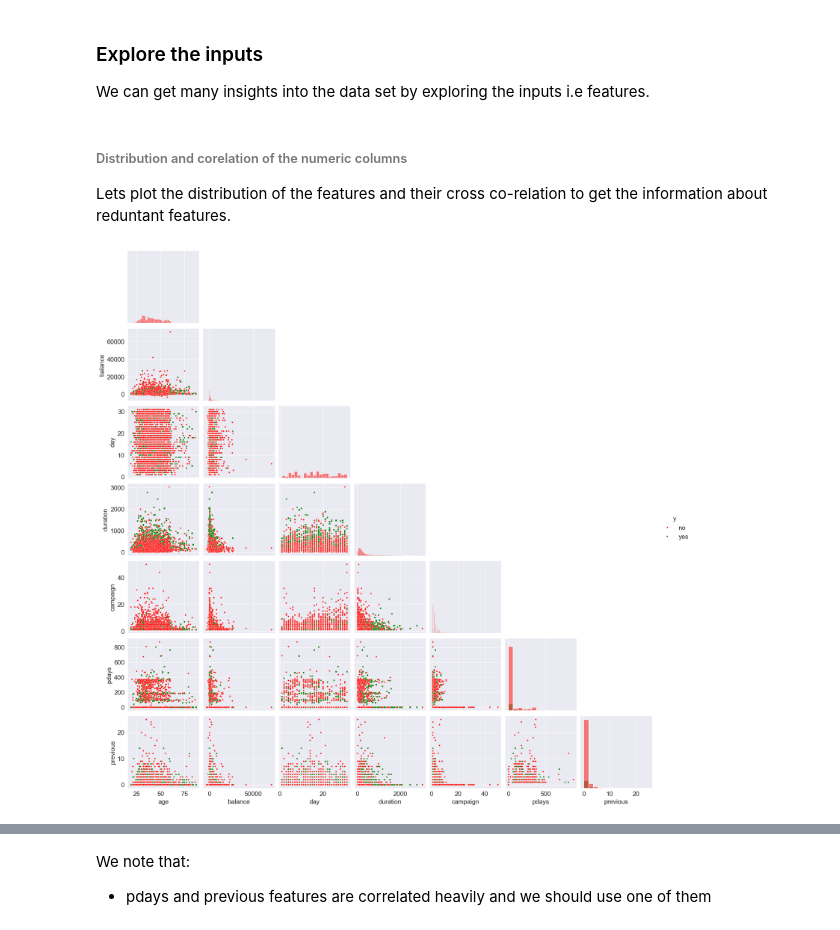
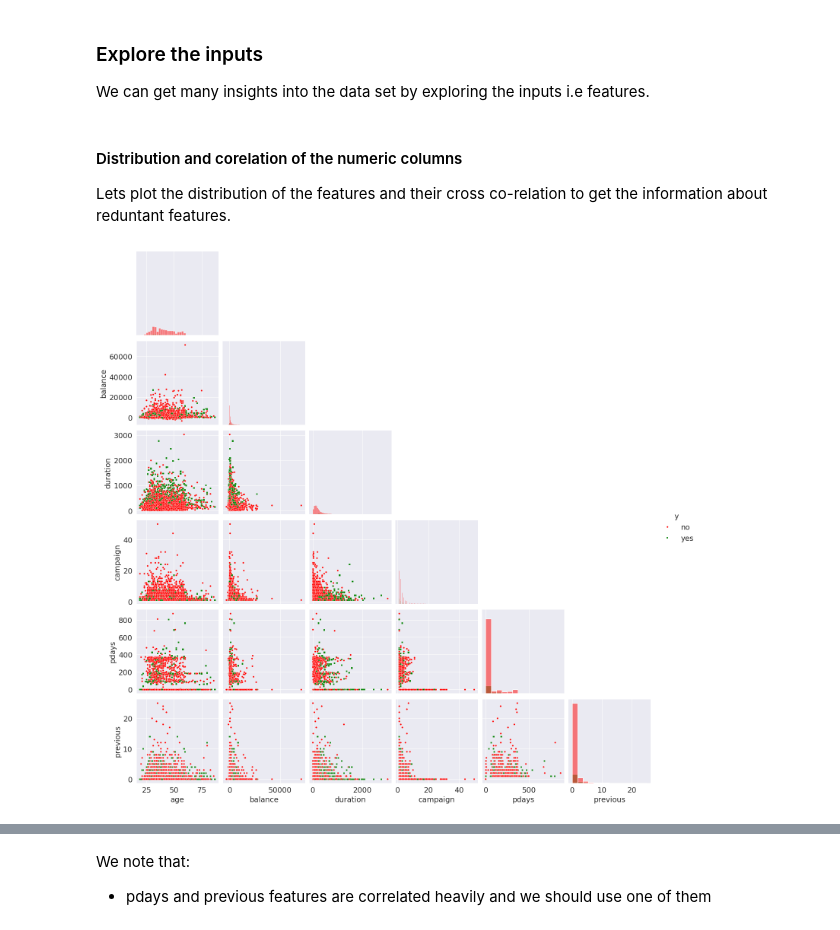
Before and after one commit to satyam20175225/Bank-Term-Deposit-Predictor, a Jupyter notebook: subscription_prediction.ipynb, the cells around one changed output, grey strips where cells are left out. Cells and saved outputs as stored; diff of their text form; code cells hidden in the pictures.

```diff
--- a/subscription_prediction.ipynb
+++ b/subscription_prediction.ipynb
@@ -367,25 +310,25 @@ We note that:
 
 We can get many insights into the data set by exploring the inputs i.e features.
 # %% [markdown]
-###### Distribution and corelation of the numeric columns
+#### Distribution and corelation of the numeric columns
 
 Lets plot the distribution of the features and their cross co-relation to get the information about reduntant features.
 # %%
 # create the scatter plot.
-num_cols = ['age', 'balance', 'day', 'duration', 'campaign', 'pdays', 'previous']
+num_cols = ['age', 'balance', 'duration', 'campaign', 'pdays', 'previous']
 num_cols_with_y = num_cols + ['y']
 
 # We use corner=True to plot only the lower triangle (faster and cleaner)
 g = sns.pairplot(data_ex[num_cols_with_y],
                  hue = 'y',
                  diag_kind='hist',
                  dropna=True,
                  markers=['o', 's'], # Changed to 'o' and 's' so points are visible
-                 palette={'no': 'red', 'yes': 'green'}, # Explicit dictionary prevents palette errors
-                 plot_kws={'s': 10}, # Increased size slightly so you can actually see them
+                 palette={'no': 'red', 'yes': 'green'},
+                 plot_kws={'s': 10}, # Increased size slightly
                  corner=True # SPEEDS UP PLOTTING by 50%
                 )
 
 plt.show()
 # %% [output]
-[figure, old version]
+[figure, new version]
```
Also changed, not shown: parts of 66 cells of this notebook.
